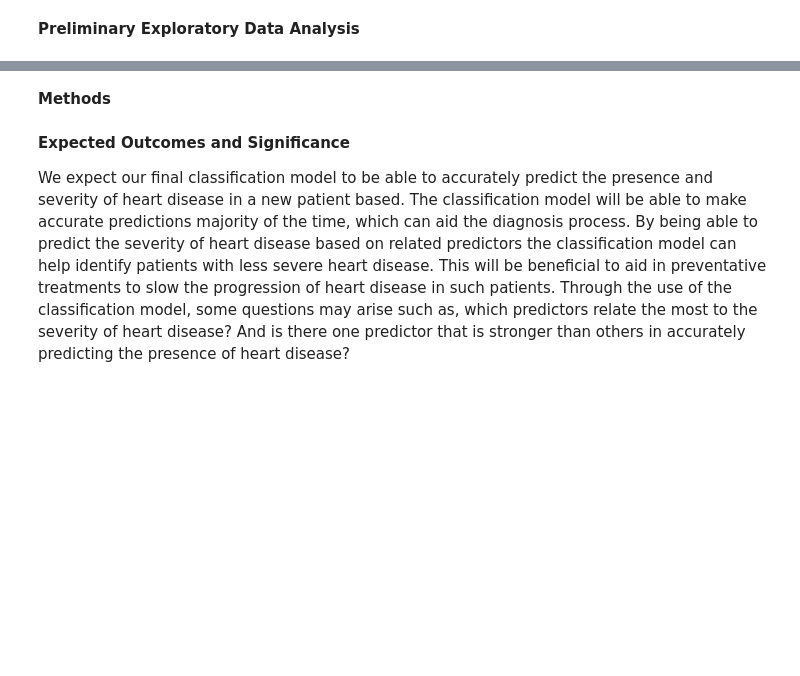
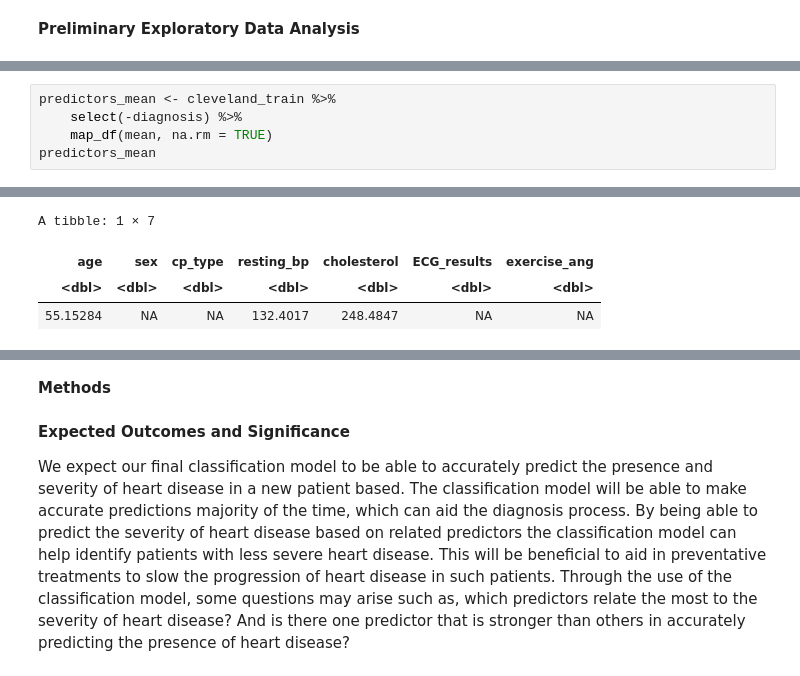
Before and after one commit to DrScienMath/DSCI-100_Group-Project, a Jupyter notebook: project_proposal.ipynb, the cells around one changed output, grey strips where cells are left out. Drawn from its saved outputs; the diff is of its cells as text; blank space fills up the shorter version.

```diff
--- a/project_proposal.ipynb
+++ b/project_proposal.ipynb
@@ -91,0 +111,6 @@ A tibble: 229 × 8
+# %%
+predictors_mean <- cleveland_train %>%
+    select(-diagnosis) %>%
+    map_df(mean, na.rm = TRUE)
+predictors_mean
+# %% [output]
@@ -91,0 +125,4 @@ A tibble: 229 × 8
+A tibble: 1 × 7
+| age | sex | cp_type | resting_bp | cholesterol | ECG_results | exercise_ang |
+| <dbl> | <dbl> | <dbl> | <dbl> | <dbl> | <dbl> | <dbl> |
+| 55.15284 | NA | NA | 132.4017 | 248.4847 | NA | NA |
```
Also changed, not shown: parts of 6 cells of this notebook.
